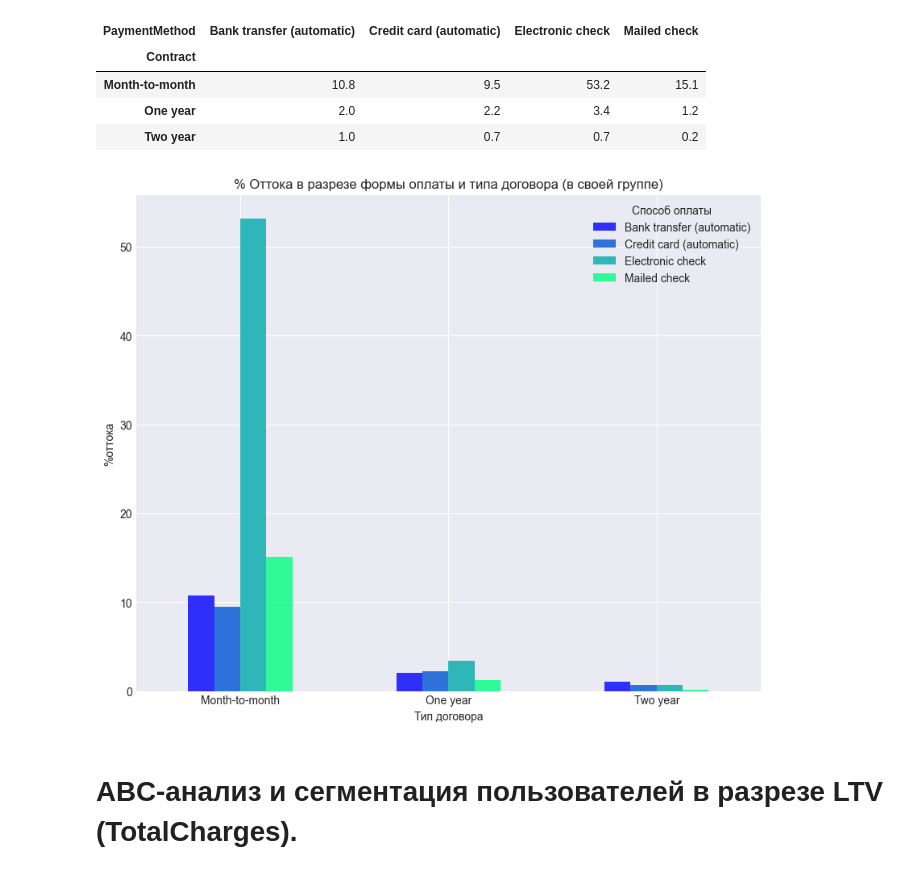
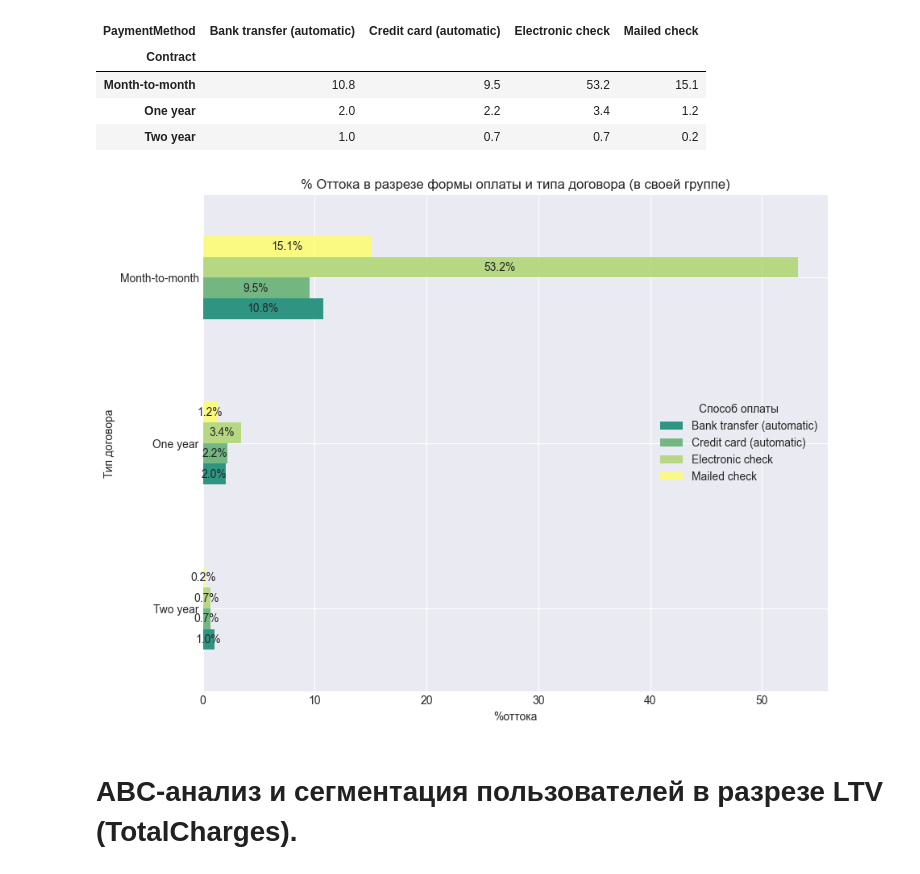
Before and after one commit to MargoUtropova/product_analitics_portfolio, a Jupyter notebook: telecom/notebooks/MobileData_Analysis.ipynb, the cells around one changed output. Saved outputs shown, nothing was run; the diff lists cells and outputs as text; code cells hidden in the pictures.

```diff
--- a/telecom/notebooks/MobileData_Analysis.ipynb
+++ b/telecom/notebooks/MobileData_Analysis.ipynb
@@ -188,15 +239,21 @@ display(payment.round(1))
 | One year | 2.0 | 2.2 | 3.4 | 1.2 |
 | Two year | 1.0 | 0.7 | 0.7 | 0.2 |
 # %%
-ax = payment.plot(kind='bar',
-                  xlabel='Тип договора', ylabel='%оттока',
-                  figsize=(10,8), alpha=0.8, colormap='winter', rot=0)
+order = ['Two year', 'One year', 'Month-to-month']
 
-ax.legend(loc='upper right', title='Способ оплаты')
+ax = payment.reindex(order).plot(kind='barh',
+                  ylabel='Тип договора', xlabel='%оттока',
+                  figsize=(10,8), alpha=0.8, colormap='summer', rot=0)
+
+ax.legend(loc='center right', title='Способ оплаты')
 plt.title('% Оттока в разрезе формы оплаты и типа договора (в своей группе)')
+# Добавление подписей внутри/над столбцами
+for p in ax.containers:
+    ax.bar_label(p, label_type='center', fmt='%1.1f%%') # 'edge' - над, 'center' - внутри
+
 plt.show()
 # %% [output]
-[figure, old version]
+[figure, new version]
 # %% [markdown]
 # ABC-анализ и сегментация пользователей в разрезе LTV (TotalCharges).
 # %% [markdown]
```
Also changed, not shown: parts of 25 cells of this notebook, 1 other file.
